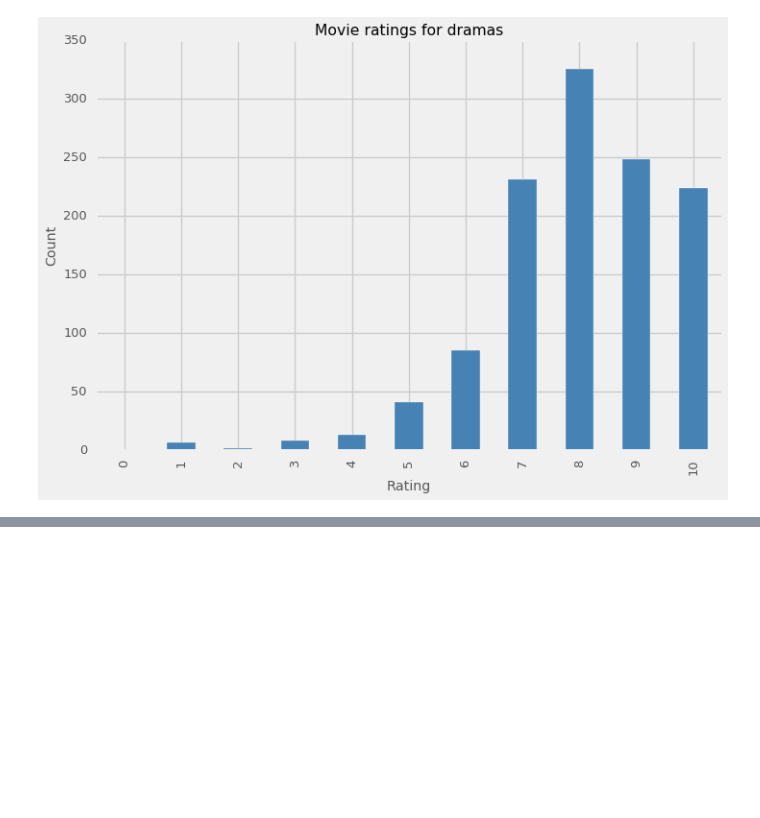
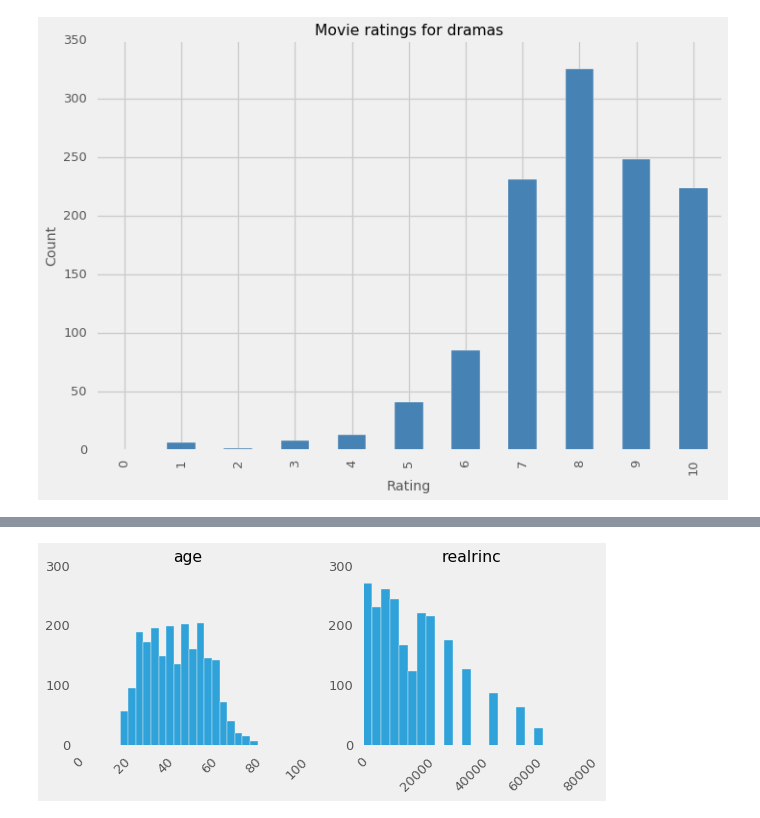
Before and after one commit to doolingdavid/Mastering-Python-Data-Analysis, a Jupyter notebook: learning.ipynb, the cells around one changed output, grey strips where cells are left out. Cells and saved outputs as stored; diff of their text form; code cells hidden in the pictures; blank space fills up the shorter version.

```diff
--- a/learning.ipynb
+++ b/learning.ipynb
@@ -178,0 +298,10 @@ plt.ylabel('Count')
+# %%
+inc_age = gss_data[['realrinc','age']].dropna()
+lowinc_age = inc_age[inc_age.realrinc < 1.0E5]
+ax_list = lowinc_age.hist(bins=20, figsize=(8,3), xrot=45)
+for ax in ax_list[0]:
+    ax.grid()
+    ax.locator_params(axis='x', nbins=6)
+    ax.locator_params(axis='y', nbins=3)
+# %% [output]
+[figure, added]
```
Also changed, not shown: parts of 24 cells of this notebook.
